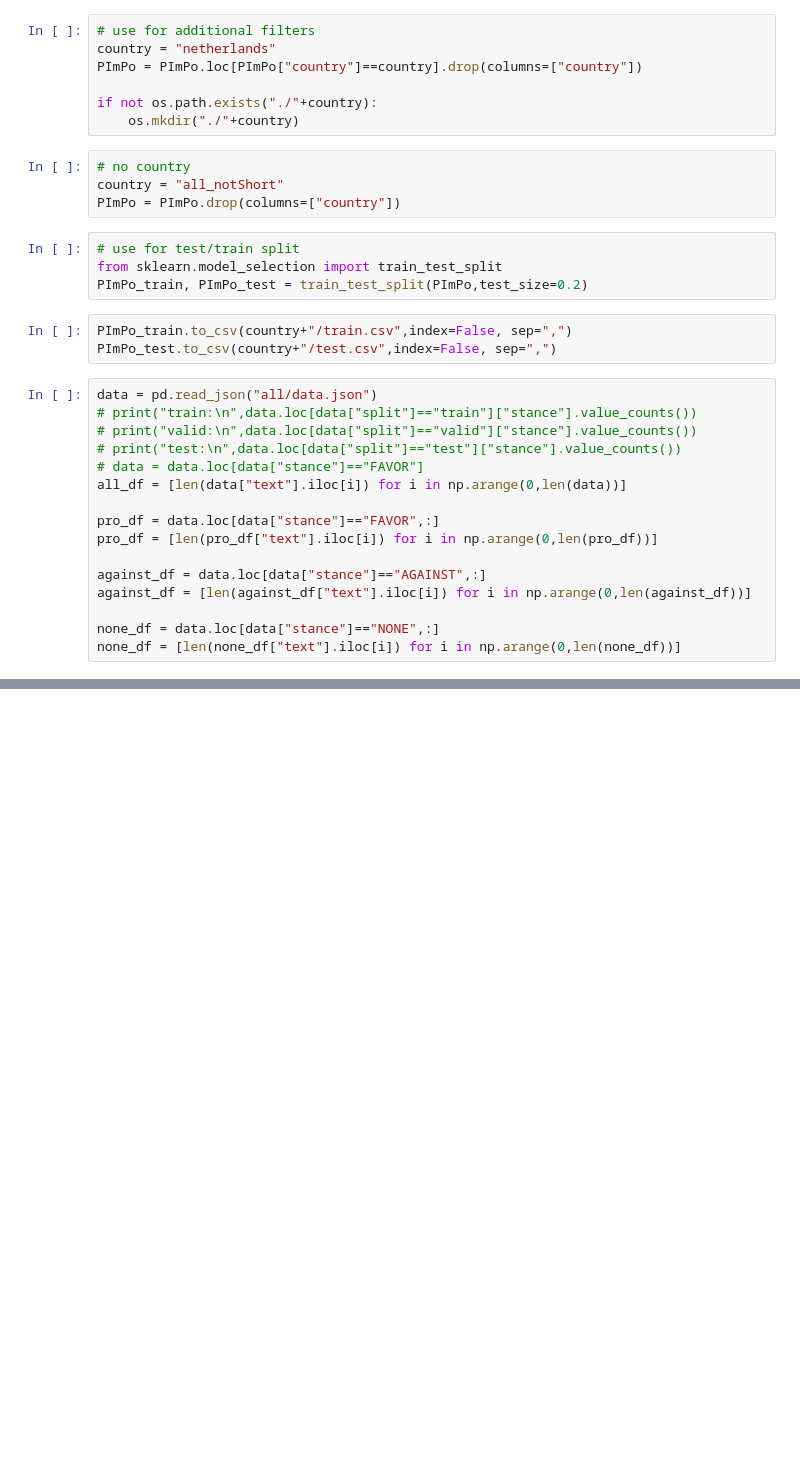
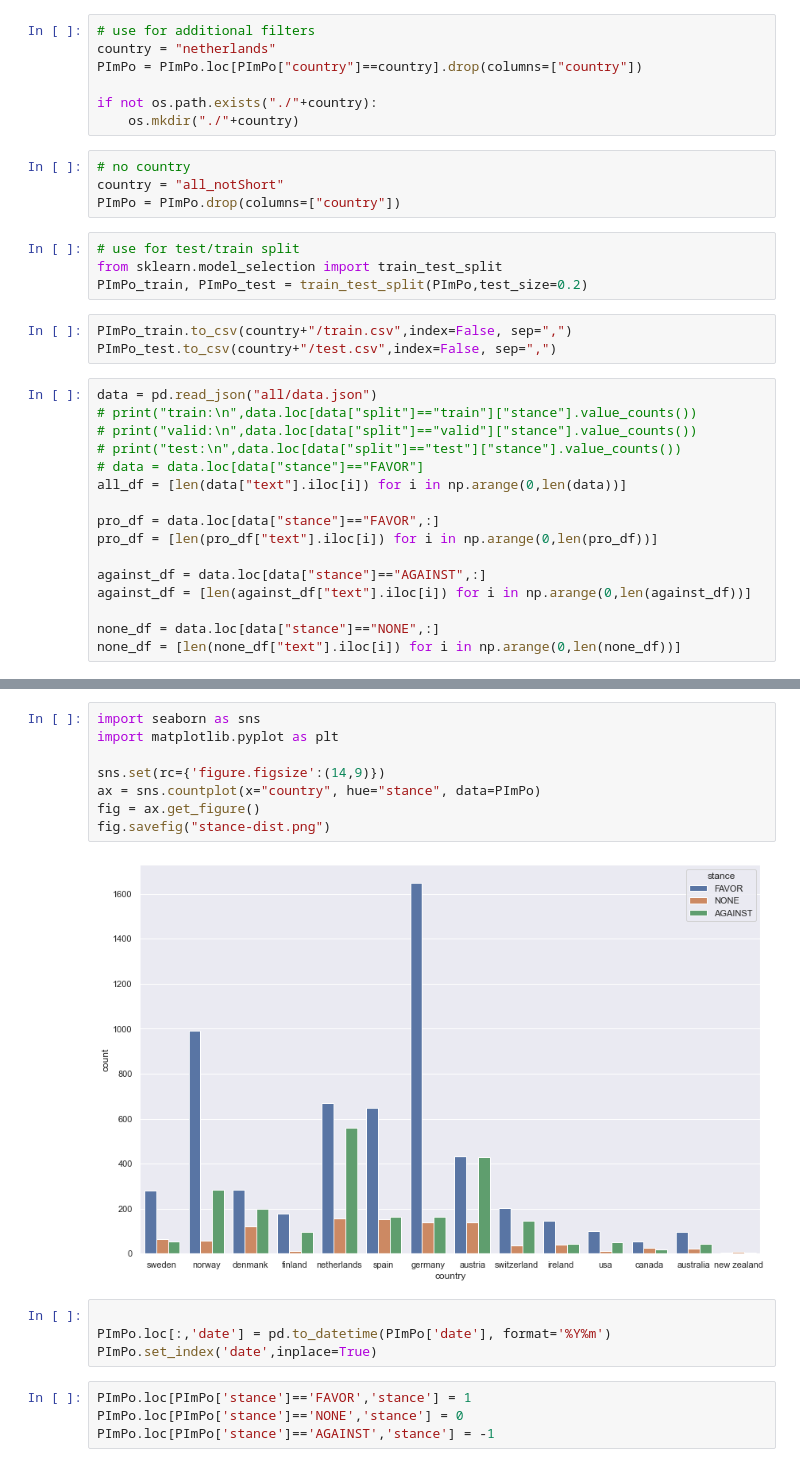
Before and after one commit to farzamfan/Multilingual-StD-Pipeline, a Jupyter notebook: Pipeline/data/PImPo/preProcessing.ipynb, the cells around one changed output, grey strips where cells are left out. Drawn from its saved outputs; the diff is of its cells as text; blank space fills up the shorter version.

```diff
--- a/Pipeline/data/PImPo/preProcessing.ipynb
+++ b/Pipeline/data/PImPo/preProcessing.ipynb
@@ -114,0 +143,18 @@ fig.write_image("dist.png")
+# %%
+import seaborn as sns
+import matplotlib.pyplot as plt
+
+sns.set(rc={'figure.figsize':(14,9)})
+ax = sns.countplot(x="country", hue="stance", data=PImPo)
+fig = ax.get_figure()
+fig.savefig("stance-dist.png")
+# %% [output]
+[figure, added]
+# %%
+
+PImPo.loc[:,'date'] = pd.to_datetime(PImPo['date'], format='%Y%m')
+PImPo.set_index('date',inplace=True)
+# %%
+PImPo.loc[PImPo['stance']=='FAVOR','stance'] = 1
+PImPo.loc[PImPo['stance']=='NONE','stance'] = 0
+PImPo.loc[PImPo['stance']=='AGAINST','stance'] = -1
```
Also changed, not shown: parts of 8 cells of this notebook, 10 other files.
